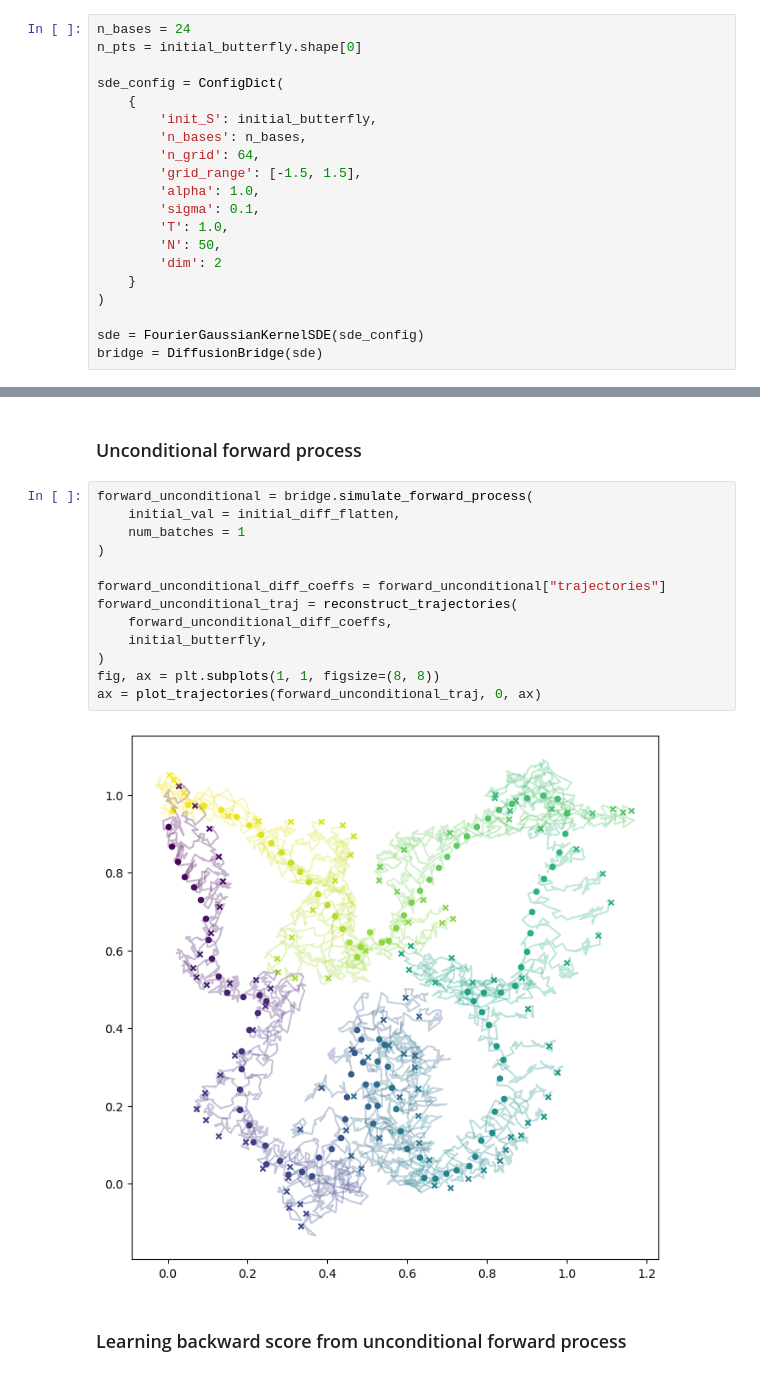
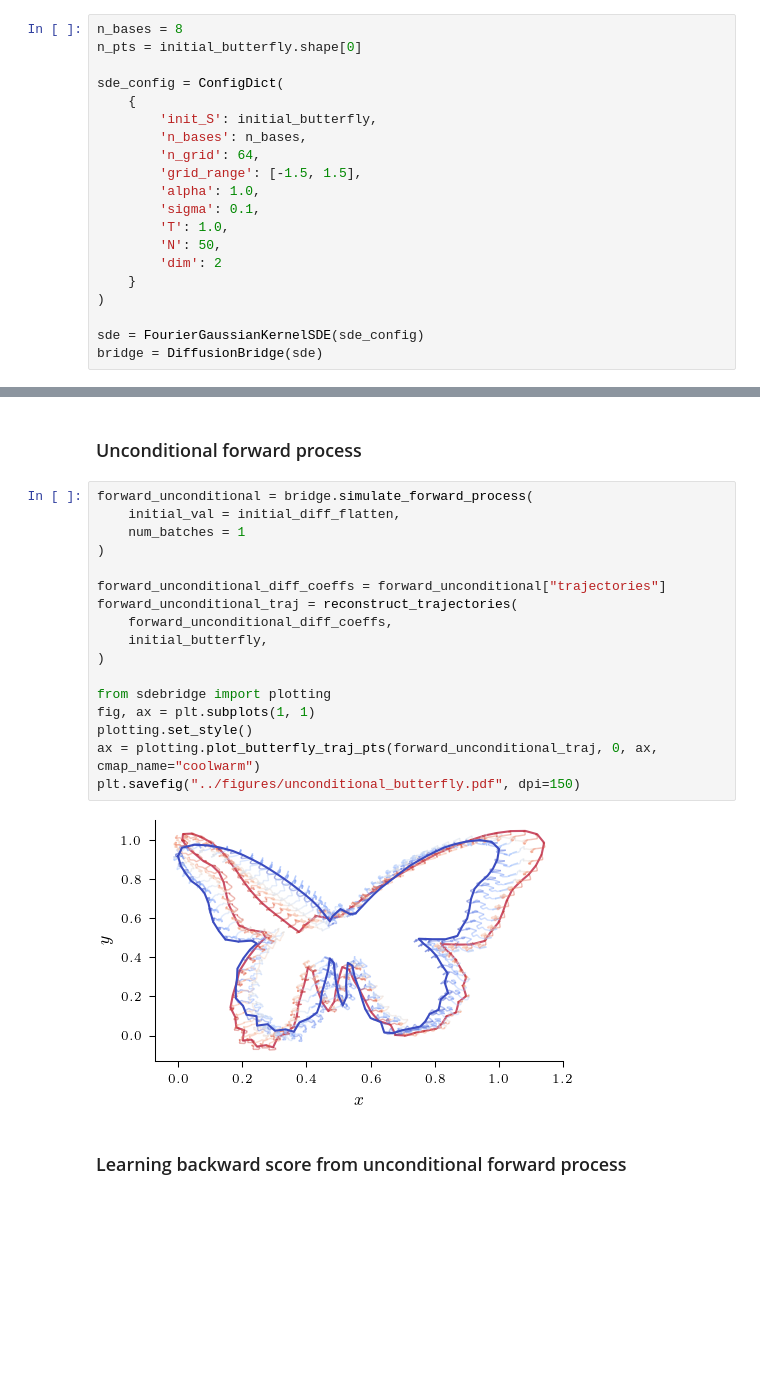
Before and after one commit to libbylbaker/infsdebridge, a Jupyter notebook: sdebridge/notebooks/butterflies_bridge.ipynb, the cells around one changed output, grey strips where cells are left out. Cells and saved outputs as stored; diff of their text form; blank space fills up the shorter version.

Commit message:
Plotting code

```diff
--- a/sdebridge/notebooks/butterflies_bridge.ipynb
+++ b/sdebridge/notebooks/butterflies_bridge.ipynb
@@ -45,7 +45,7 @@ target_butterfly.shape (120, 2)
 # %% [markdown]
 ### Set up SDE
 # %%
-n_bases = 24
+n_bases = 8
 n_pts = initial_butterfly.shape[0]
 
 sde_config = ConfigDict(
@@ -143,18 +143,22 @@ def plot_trajectories(traj, sample_idx, ax, cmap_name='viridis'):
 # %%
 forward_unconditional = bridge.simulate_forward_process(
     initial_val = initial_diff_flatten,
     num_batches = 1
 )
 
 forward_unconditional_diff_coeffs = forward_unconditional["trajectories"]
 forward_unconditional_traj = reconstruct_trajectories(
     forward_unconditional_diff_coeffs,
     initial_butterfly,
 )
-fig, ax = plt.subplots(1, 1, figsize=(8, 8))
-ax = plot_trajectories(forward_unconditional_traj, 0, ax)
+
+from sdebridge import plotting
+fig, ax = plt.subplots(1, 1)
+plotting.set_style()
+ax = plotting.plot_butterfly_traj_pts(forward_unconditional_traj, 0, ax, cmap_name="coolwarm")
+plt.savefig("../figures/unconditional_butterfly.pdf", dpi=150)
 # %% [output]
-[figure, old version]
+[figure, new version]
 # %% [markdown]
 ### Learning backward score from unconditional forward process
 # %%
```
Also changed, not shown: parts of 5 cells of this notebook, 7 other files.
